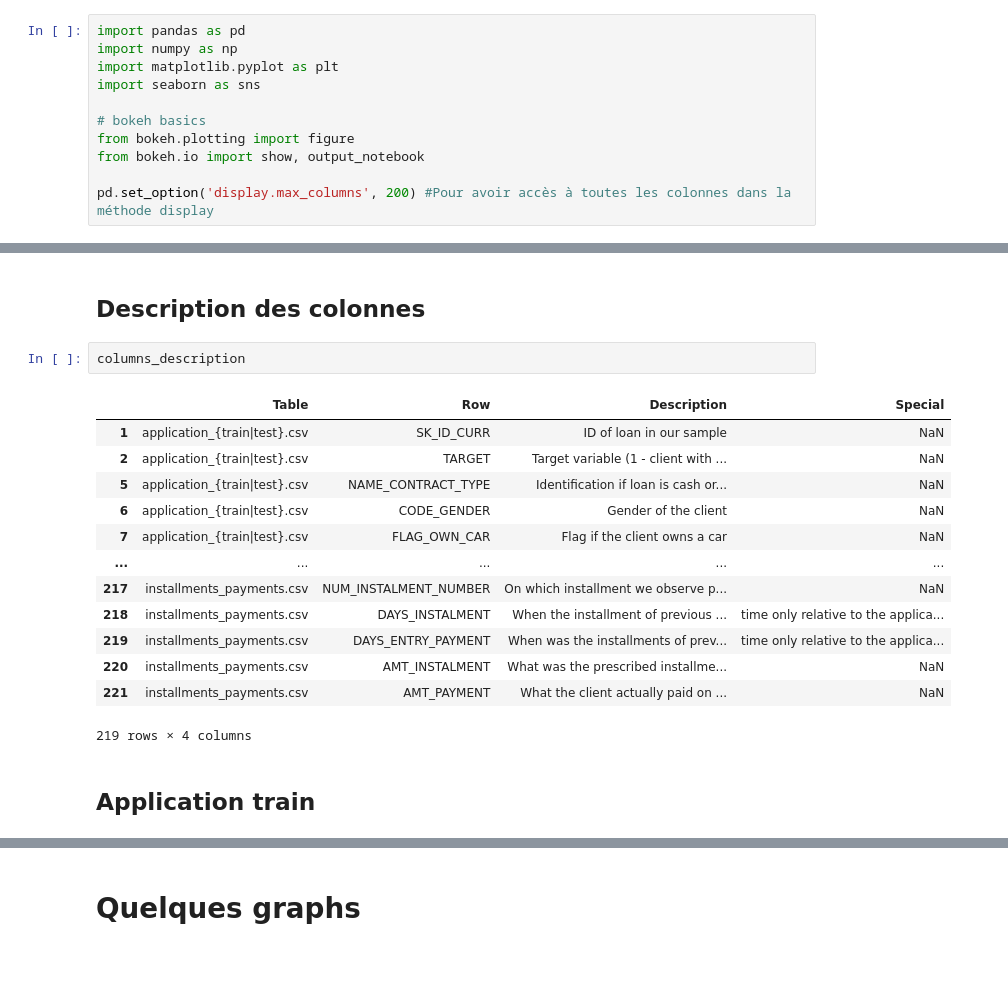
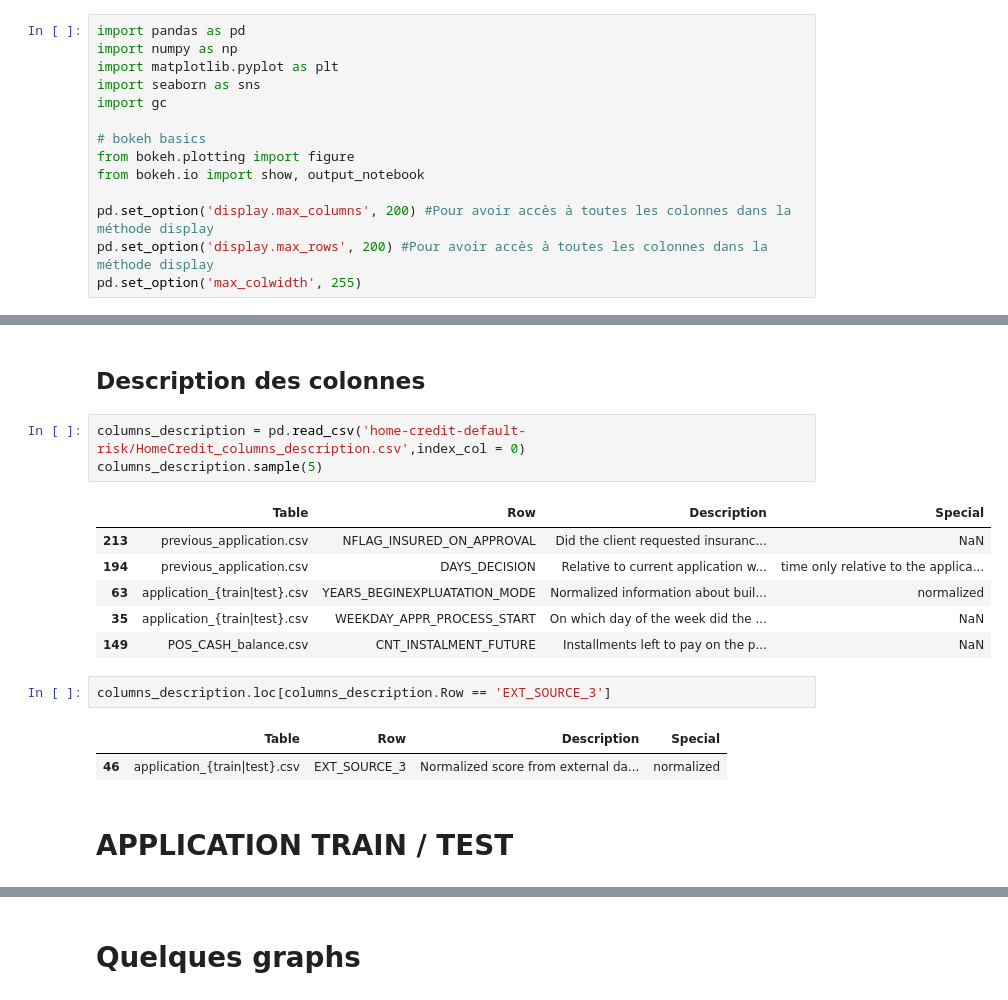
Before and after one commit to vtalbo/credit_default_risk, a Jupyter notebook: Implémentez un modèle de scoring.ipynb, the cells around one changed output, grey strips where cells are left out. Drawn from its saved outputs; the diff is of its cells as text; blank space fills up the shorter version.

```diff
--- a/Implémentez un modèle de scoring.ipynb
+++ b/Implémentez un modèle de scoring.ipynb
@@ -27,9 +31,12 @@ import pandas as pd
 import numpy as np
 import matplotlib.pyplot as plt
 import seaborn as sns
+import gc
 
 # bokeh basics
 from bokeh.plotting import figure
 from bokeh.io import show, output_notebook
 
 pd.set_option('display.max_columns', 200) #Pour avoir accès à toutes les colonnes dans la méthode display
+pd.set_option('display.max_rows', 200) #Pour avoir accès à toutes les colonnes dans la méthode display
+pd.set_option('max_colwidth', 255)
@@ -62,21 +317,20 @@ previous_application = pd.read_csv('home-credit-default-risk/previous_applicatio
 # %% [markdown]
 ## Description des colonnes
 # %%
-columns_description
+columns_description = pd.read_csv('home-credit-default-risk/HomeCredit_columns_description.csv',index_col = 0)
+columns_description.sample(5)
 # %% [output]
 |  | Table | Row | Description | Special |
-| 1 | application_{train|test}.csv | SK_ID_CURR | ID of loan in our sample | NaN |
-| 2 | application_{train|test}.csv | TARGET | Target variable (1 - client with ... | NaN |
-| 5 | application_{train|test}.csv | NAME_CONTRACT_TYPE | Identification if loan is cash or... | NaN |
-| 6 | application_{train|test}.csv | CODE_GENDER | Gender of the client | NaN |
-| 7 | application_{train|test}.csv | FLAG_OWN_CAR | Flag if the client owns a car | NaN |
-| ... | ... | ... | ... | ... |
-| 217 | installments_payments.csv | NUM_INSTALMENT_NUMBER | On which installment we observe p... | NaN |
-| 218 | installments_payments.csv | DAYS_INSTALMENT | When the installment of previous ... | time only relative to the applica... |
-| 219 | installments_payments.csv | DAYS_ENTRY_PAYMENT | When was the installments of prev... | time only relative to the applica... |
-| 220 | installments_payments.csv | AMT_INSTALMENT | What was the prescribed installme... | NaN |
-| 221 | installments_payments.csv | AMT_PAYMENT | What the client actually paid on ... | NaN |
+| 213 | previous_application.csv | NFLAG_INSURED_ON_APPROVAL | Did the client requested insuranc... | NaN |
+| 194 | previous_application.csv | DAYS_DECISION | Relative to current application w... | time only relative to the applica... |
+| 63 | application_{train|test}.csv | YEARS_BEGINEXPLUATATION_MODE | Normalized information about buil... | normalized |
+| 35 | application_{train|test}.csv | WEEKDAY_APPR_PROCESS_START | On which day of the week did the ... | NaN |
+| 149 | POS_CASH_balance.csv | CNT_INSTALMENT_FUTURE | Installments left to pay on the p... | NaN |
-219 rows × 4 columns
+# %%
+columns_description.loc[columns_description.Row == 'EXT_SOURCE_3']
+# %% [output]
+|  | Table | Row | Description | Special |
+| 46 | application_{train|test}.csv | EXT_SOURCE_3 | Normalized score from external da... | normalized |
 # %% [markdown]
-## Application train
+# APPLICATION TRAIN / TEST
 # %%
```
Also changed, not shown: parts of 185 cells of this notebook.
